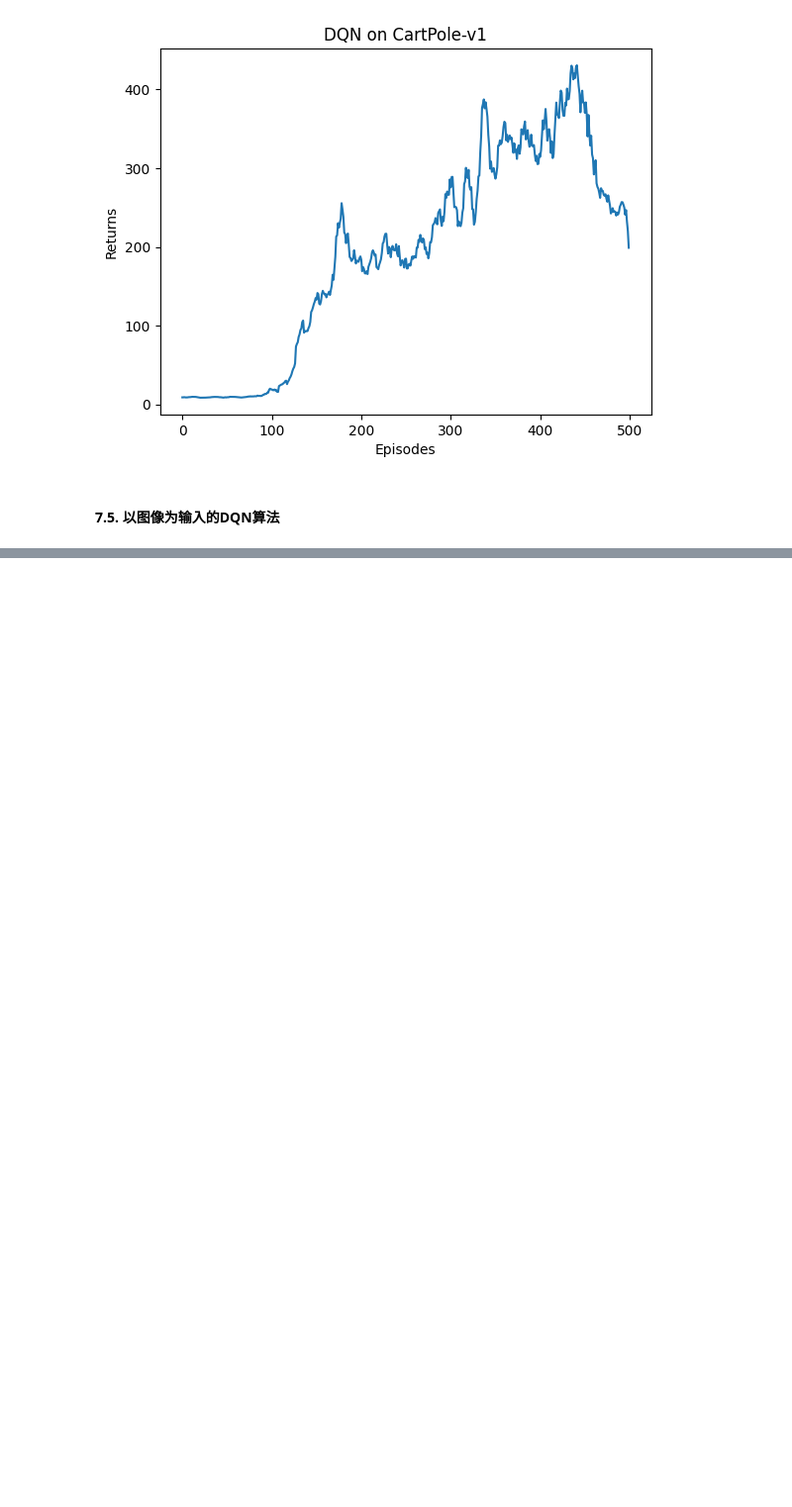
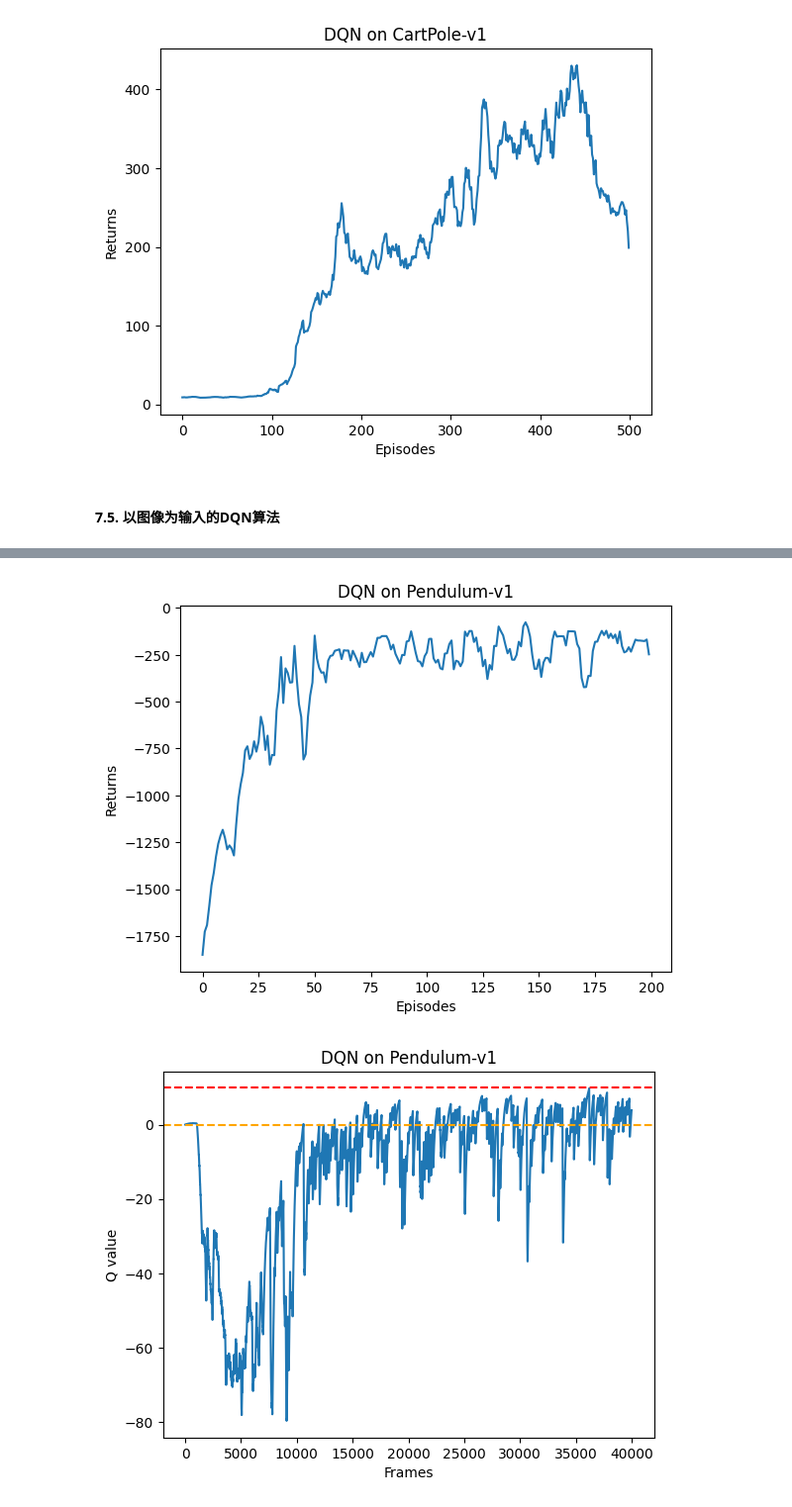
Before and after one commit to lanceyliao/Hands-on-RL, a Jupyter notebook: 合集.ipynb, the cells around one changed output, grey strips where cells are left out. Shown at 99% size. Drawn from its saved outputs; the diff is of its cells as text; code cells hidden in the pictures; blank space fills up the shorter version.

```diff
--- a/合集.ipynb
+++ b/合集.ipynb
@@ -1859,6 +1880,25 @@ class Qnet(torch.nn.Module):
         '''
         x = F.relu(self.fc1(x))  # 隐藏层使用ReLU激活函数
         return self.fc2(x)  # 输出层不使用激活函数，直接输出
+
+
+# 8.4. Dueling DQN算法的网络
+class VAnet(torch.nn.Module):
+    ''' 只有一层隐藏层的A网络和V网络 '''
+
+    def __init__(self, s_dim, neu_dim, a_dim):
+        super().__init__()
+        self.fc1 = torch.nn.Linear(s_dim, neu_dim)  ## 共享网络部分
+        self.fc2_A = torch.nn.Linear(neu_dim, a_dim)  ## 优势函数的
+        self.fc2_V = torch.nn.Linear(neu_dim, 1)  ## 状态价值函数的
+
+    def forward(self, x):
+        A = self.fc2_A(F.relu(self.fc1(x)))  ## 优势函数
+        V = self.fc2_V(F.relu(self.fc1(x)))  ## 状态价值函数
+        # 残差网络的resnet，可以减去A内的均值，也可以不减的
+        # Q = V + A - A.mean(1).view(-1, 1)  # Q值由V值和A值计算得到
+        Q = V + (A - A.mean(dim=1, keepdim=True))  # Q值由V值和A值计算得到
+        return Q
 # %%
 ##  构造智能体的
 class DQN:
@@ -2066,0 +2219,34 @@ class ConvolutionalQnet(torch.nn.Module):
+# %%
+# import importlib
+# importlib.reload(rl_utils)
+
+random.seed(0)
+np.random.seed(0)
+# _ = env.reset(seed=0)
+torch.manual_seed(0)
+replay_buffer = rl_utils.ReplayBuffer(buffer_size)  ## 实例化缓冲池也就是历史数据
+agent = DQN(s_dim, neu_dim, a_dim, lr, gamma, epsilon, target_lag, device)
+return_list, max_q_value_list, allimage = train_DQN(agent, env, num_episodes, replay_buffer, minimal_size, batch_size)
+
+# https://github.com/guicalare/Img2gif/blob/master/Code/Img2Gif.py
+imageio.mimsave(r'chapter8_0.gif', allimage, duration=10)
+
+episodes_list = list(range(len(return_list)))
+mv_return = rl_utils.moving_average(return_list, 5)
+plt.plot(episodes_list, mv_return)
+plt.xlabel('Episodes')
+plt.ylabel('Returns')
+plt.title(f'DQN on {env_name}')
+plt.show()
+
+frames_list = list(range(len(max_q_value_list)))
+plt.plot(frames_list, max_q_value_list)
+plt.axhline(0, c='orange', ls='--')
+plt.axhline(10, c='red', ls='--')
+plt.xlabel('Frames')
+plt.ylabel('Q value')
+plt.title(f'DQN on {env_name}')
+plt.show()
+# %% [output]
+[figure, added]
+[figure, added]
```
Also changed, not shown: parts of 21 cells of this notebook, 7 other files.
